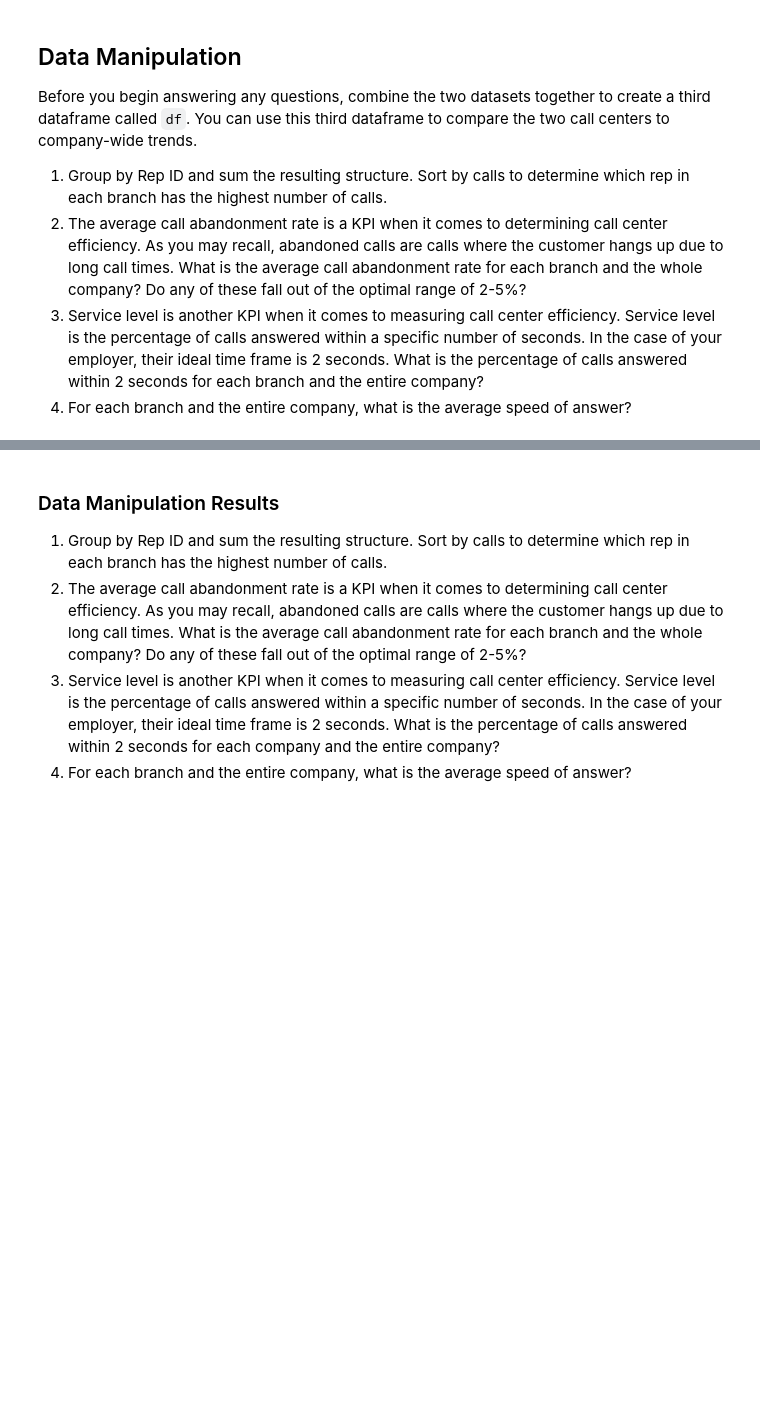
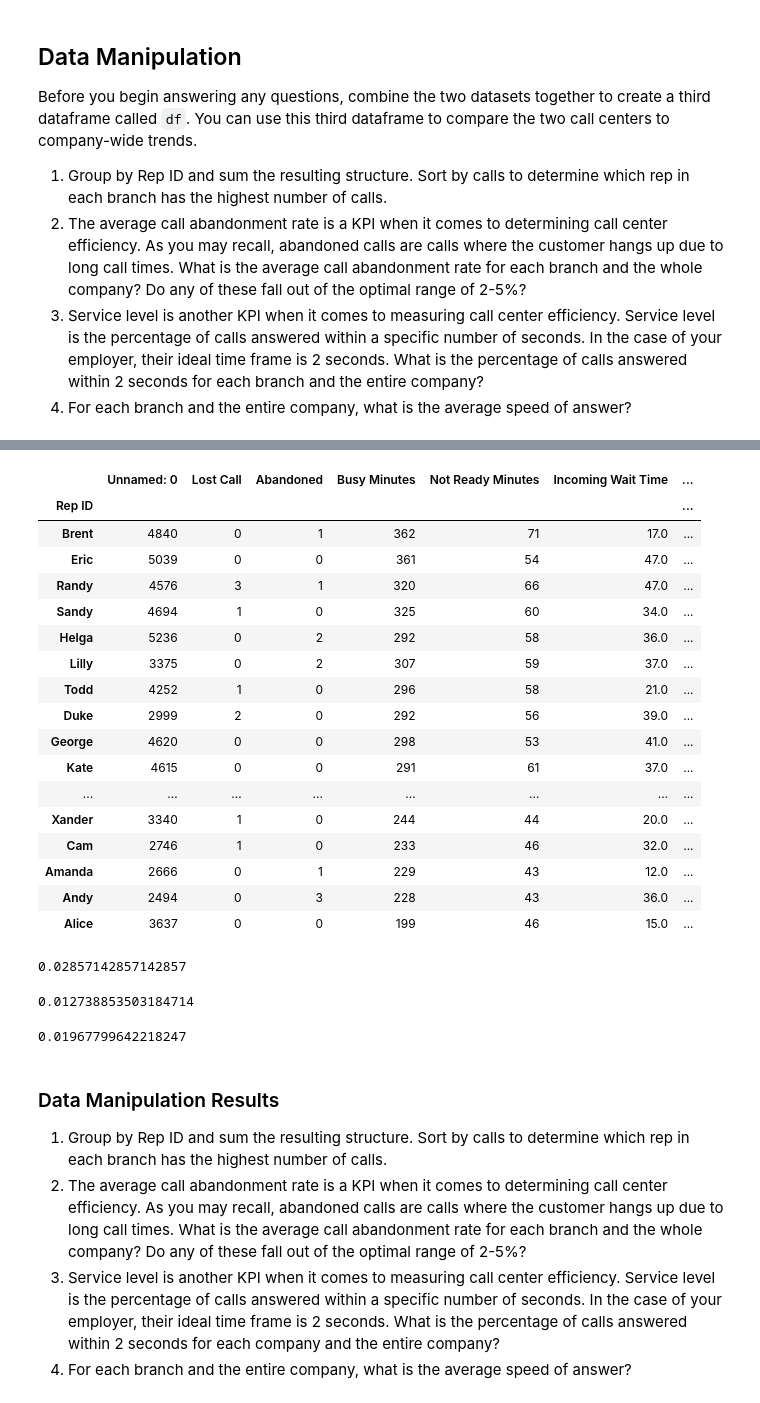
Before and after one commit to Izzy3K/call-center-cleanup-assignment, a Jupyter notebook: Call Center Cleanup.ipynb, the cells around one changed output, grey strips where cells are left out. Drawn from its saved outputs; the diff is of its cells as text; code cells hidden in the pictures; blank space fills up the shorter version.

```diff
--- a/Call Center Cleanup.ipynb
+++ b/Call Center Cleanup.ipynb
@@ -360,0 +579,43 @@ Before you begin answering any questions, combine the two datasets together to c
+# %%
+df4.sort_values('Calls', ascending = False)
+#rep with the highest calls is Brent
+# %% [output]
+|  | Unnamed: 0 | Lost Call | Abandoned | Busy Minutes | Not Ready Minutes | Incoming Wait Time | ... |
+| Rep ID |  |  |  |  |  |  | ... |
+| Brent | 4840 | 0 | 1 | 362 | 71 | 17.0 | ... |
+| Eric | 5039 | 0 | 0 | 361 | 54 | 47.0 | ... |
+| Randy | 4576 | 3 | 1 | 320 | 66 | 47.0 | ... |
+| Sandy | 4694 | 1 | 0 | 325 | 60 | 34.0 | ... |
+| Helga | 5236 | 0 | 2 | 292 | 58 | 36.0 | ... |
+| Lilly | 3375 | 0 | 2 | 307 | 59 | 37.0 | ... |
+| Todd | 4252 | 1 | 0 | 296 | 58 | 21.0 | ... |
+| Duke | 2999 | 2 | 0 | 292 | 56 | 39.0 | ... |
+| George | 4620 | 0 | 0 | 298 | 53 | 41.0 | ... |
+| Kate | 4615 | 0 | 0 | 291 | 61 | 37.0 | ... |
+| ... | ... | ... | ... | ... | ... | ... | ... |
+| Xander | 3340 | 1 | 0 | 244 | 44 | 20.0 | ... |
+| Cam | 2746 | 1 | 0 | 233 | 46 | 32.0 | ... |
+| Amanda | 2666 | 0 | 1 | 229 | 43 | 12.0 | ... |
+| Andy | 2494 | 0 | 3 | 228 | 43 | 36.0 | ... |
+| Alice | 3637 | 0 | 0 | 199 | 46 | 15.0 | ... |
+# %%
+#Average call abandondment in north call center, greater than KPI indicator of 2-5%?
+north_df['Abandoned'].mean()
+#2.8%, within the range of the KPI
+# %% [output]
+0.02857142857142857
+# %%
+#Average call abandonment in south call center, greater than KPI indicator of 2-5%?
+south_df['Abandoned'].mean()
+
+#Apprx 1.3%, less than the KPI
+# %% [output]
+0.012738853503184714
+# %%
+#Average call abandonment in entire company, greater than KPI indicator of 2-5%?
+
+callcenter_df['Abandoned'].mean()
+
+#1.96%, less than the KPI
+# %% [output]
+0.01967799642218247
```
Also changed, not shown: parts of 27 cells of this notebook.
